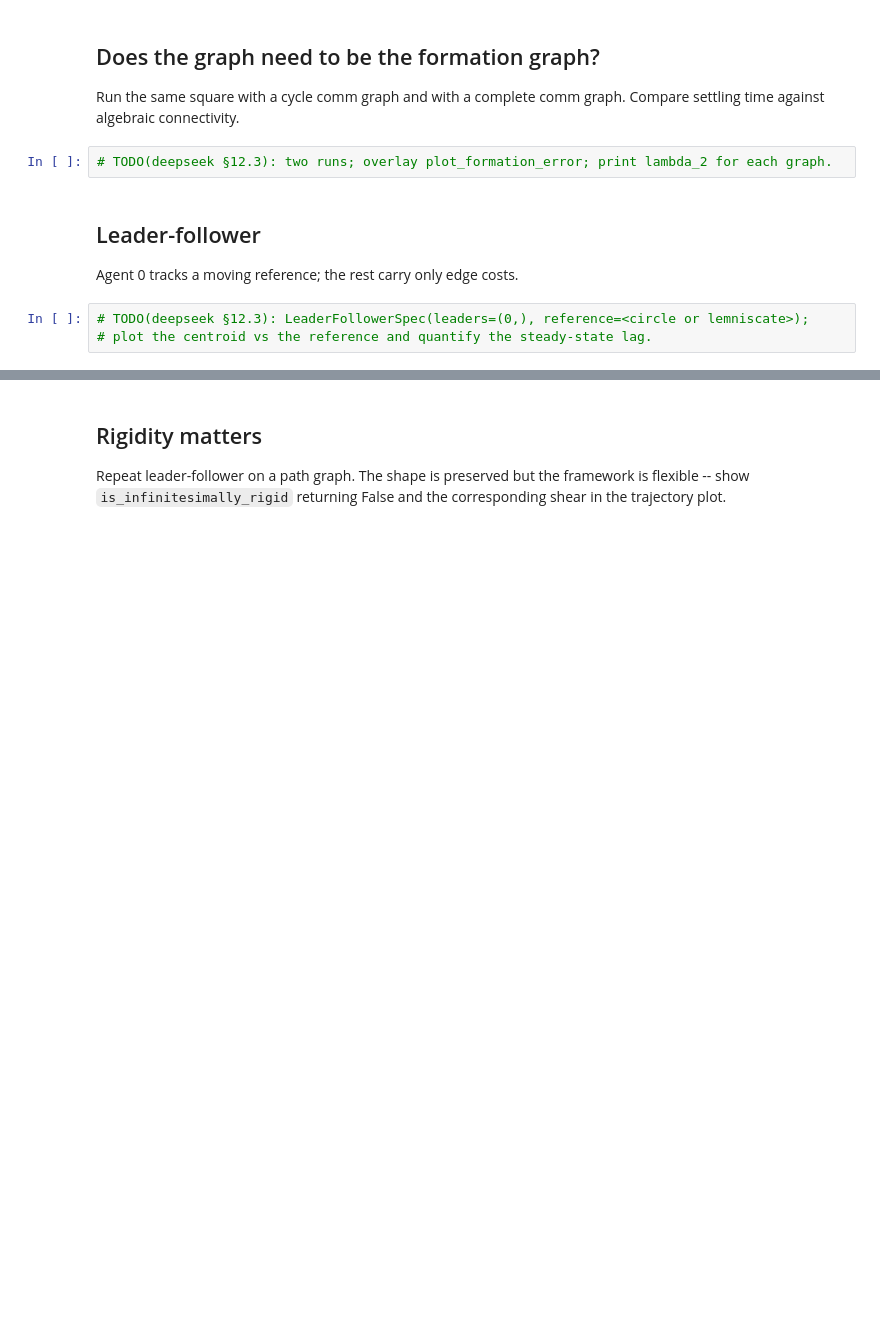
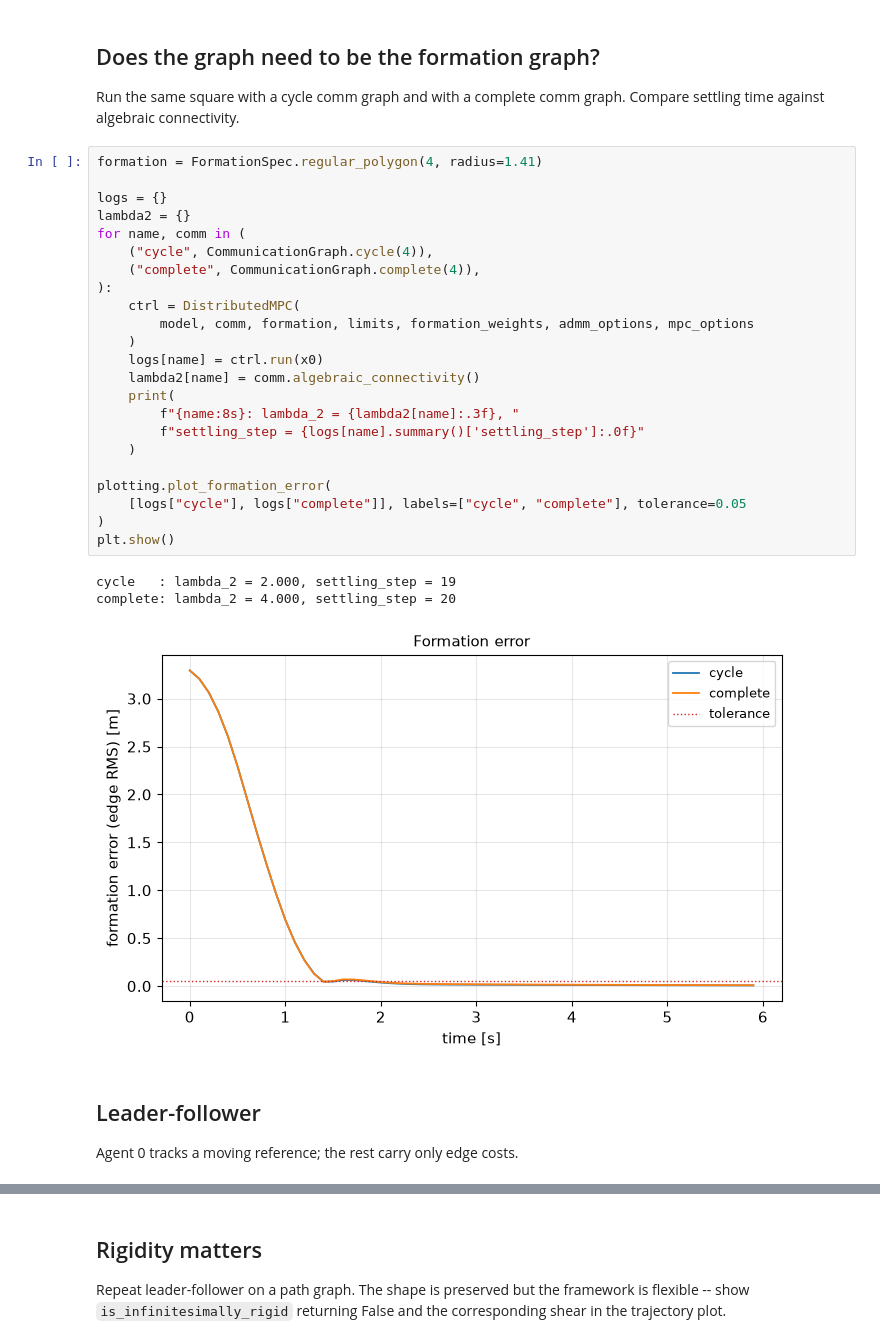
Before and after one commit to Ali-Eimaan/distributed-mpc-admm, a Jupyter notebook: python/notebooks/03_formation_control.ipynb, the cells around one changed output, grey strips where cells are left out. Cells and saved outputs as stored; diff of their text form; blank space fills up the shorter version.

```diff
--- a/python/notebooks/03_formation_control.ipynb
+++ b/python/notebooks/03_formation_control.ipynb
@@ -24,12 +90,34 @@ Four agents to a 2 m square from scattered initial conditions.
 ## Does the graph need to be the formation graph?
 
 Run the same square with a cycle comm graph and with a complete comm graph. Compare settling time against algebraic connectivity.
-# %%
-# TODO(deepseek §12.3): two runs; overlay plot_formation_error; print lambda_2 for each graph.
+# %%
+formation = FormationSpec.regular_polygon(4, radius=1.41)
+
+logs = {}
+lambda2 = {}
+for name, comm in (
+    ("cycle", CommunicationGraph.cycle(4)),
+    ("complete", CommunicationGraph.complete(4)),
+):
+    ctrl = DistributedMPC(
+        model, comm, formation, limits, formation_weights, admm_options, mpc_options
+    )
+    logs[name] = ctrl.run(x0)
+    lambda2[name] = comm.algebraic_connectivity()
+    print(
+        f"{name:8s}: lambda_2 = {lambda2[name]:.3f}, "
+        f"settling_step = {logs[name].summary()['settling_step']:.0f}"
+    )
+
+plotting.plot_formation_error(
+    [logs["cycle"], logs["complete"]], labels=["cycle", "complete"], tolerance=0.05
+)
+plt.show()
+# %% [output]
+cycle   : lambda_2 = 2.000, settling_step = 19
+complete: lambda_2 = 4.000, settling_step = 20
+[figure, added]
 # %% [markdown]
 ## Leader-follower
 
 Agent 0 tracks a moving reference; the rest carry only edge costs.
-# %%
-# TODO(deepseek §12.3): LeaderFollowerSpec(leaders=(0,), reference=<circle or lemniscate>);
-# plot the centroid vs the reference and quantify the steady-state lag.
```
Also changed, not shown: parts of 11 cells of this notebook, 59 other files.
